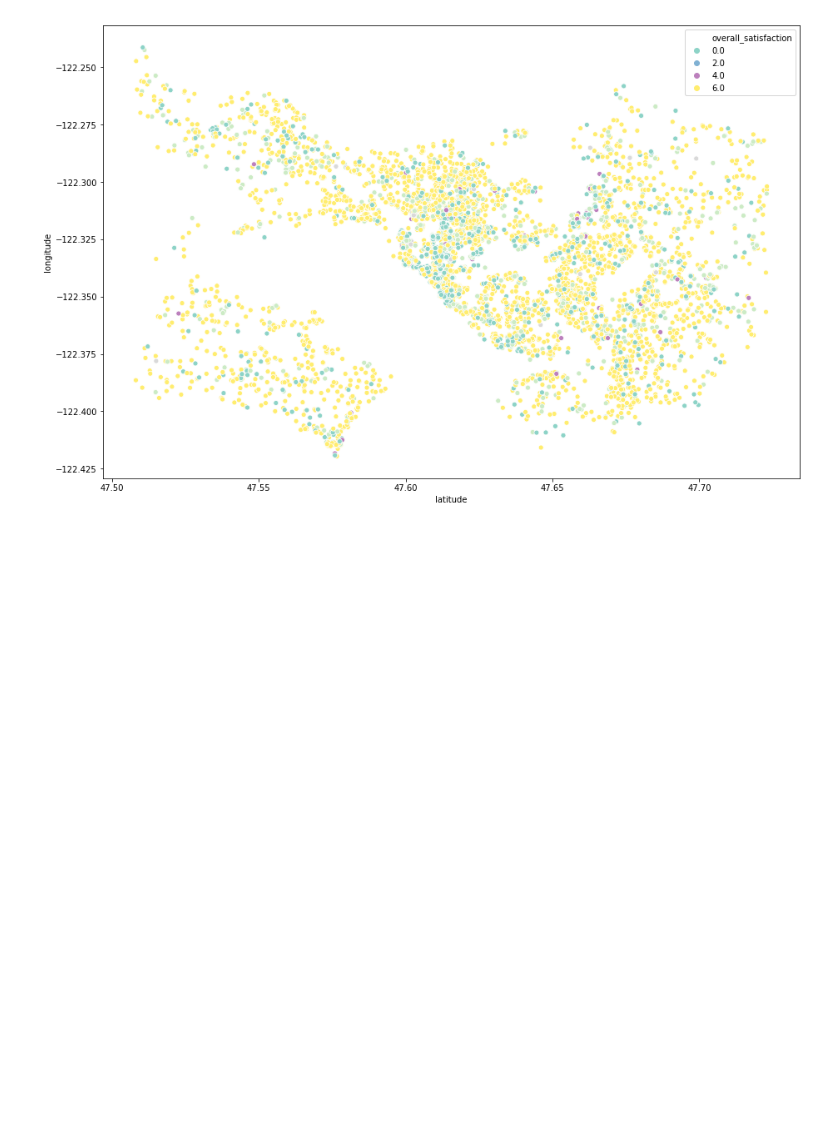
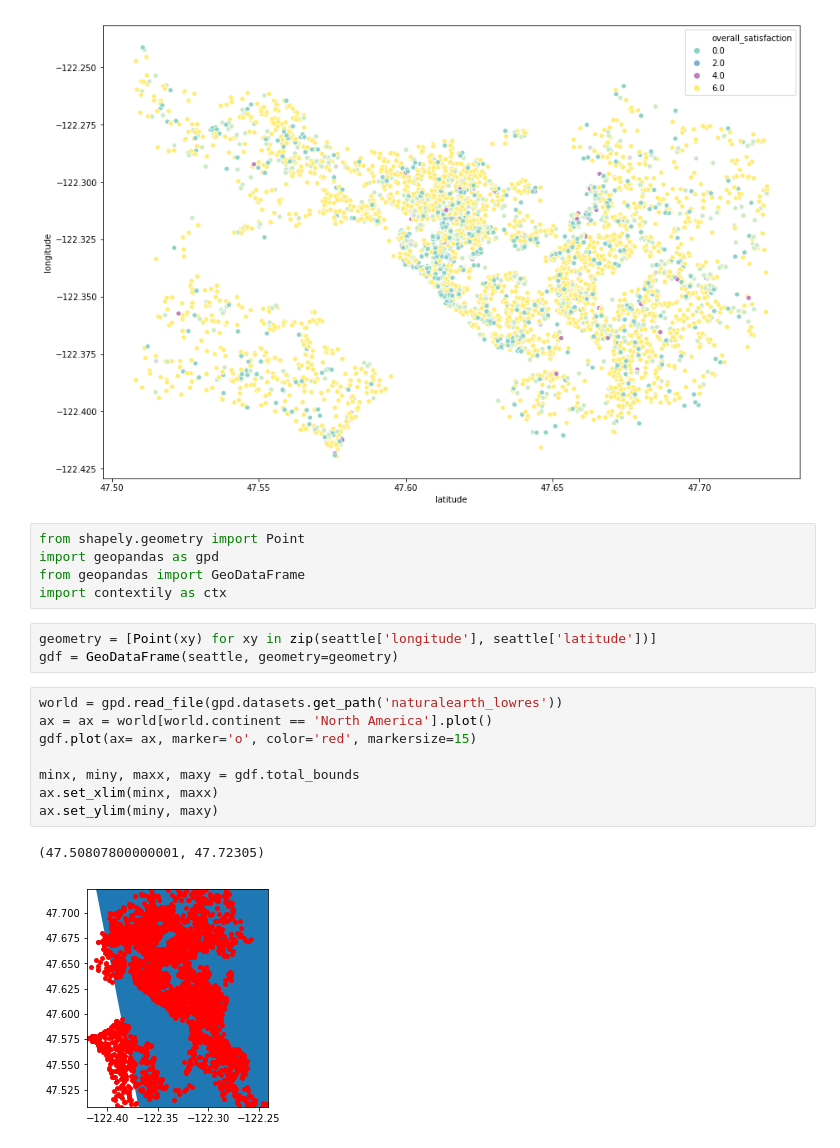
Before and after one commit to karinahou/springboard, a Jupyter notebook: Capstone Data Visualization.ipynb, the cells around one changed output. Drawn from its saved outputs; the diff is of its cells as text; blank space fills up the shorter version.

```diff
--- a/Capstone Data Visualization.ipynb
+++ b/Capstone Data Visualization.ipynb
@@ -231,3 +231,22 @@ sns.scatterplot(xlat, ylong, hue=seattle["overall_satisfaction"], palette= "Set3
 # %% [output]
 <matplotlib.axes._subplots.AxesSubplot at 0x...>
 [figure]
+# %%
+from shapely.geometry import Point
+import geopandas as gpd
+from geopandas import GeoDataFrame
+import contextily as ctx
+# %%
+geometry = [Point(xy) for xy in zip(seattle['longitude'], seattle['latitude'])]
+gdf = GeoDataFrame(seattle, geometry=geometry)
+# %%
+world = gpd.read_file(gpd.datasets.get_path('naturalearth_lowres'))
+ax = ax = world[world.continent == 'North America'].plot()
+gdf.plot(ax= ax, marker='o', color='red', markersize=15)
+
+minx, miny, maxx, maxy = gdf.total_bounds
+ax.set_xlim(minx, maxx)
+ax.set_ylim(miny, maxy)
+# %% [output]
+(47.50807800000001, 47.72305)
+[figure, added]
```
